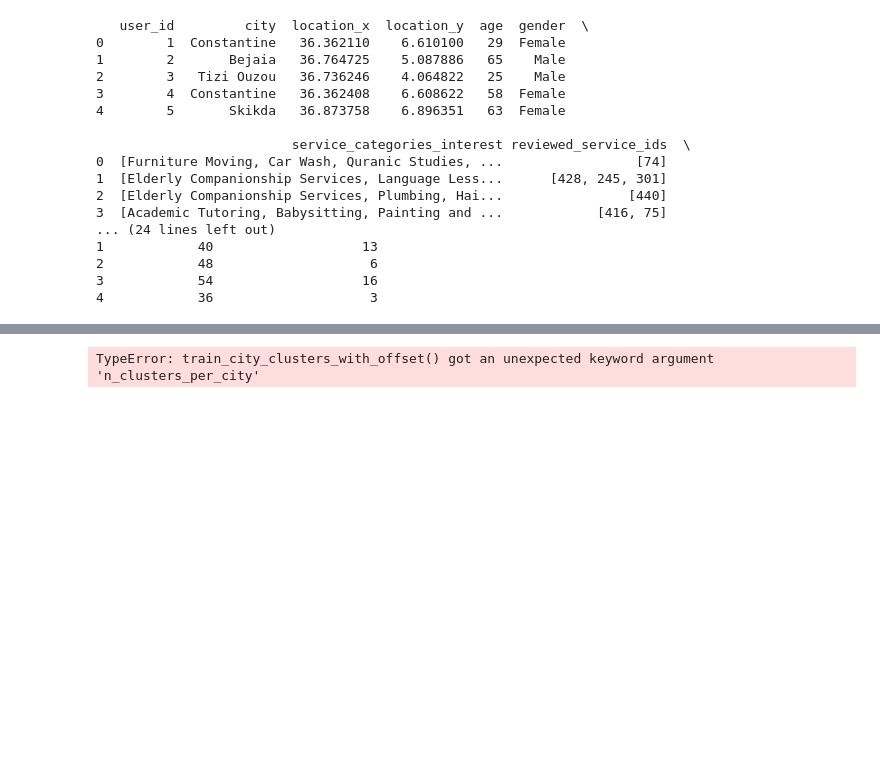
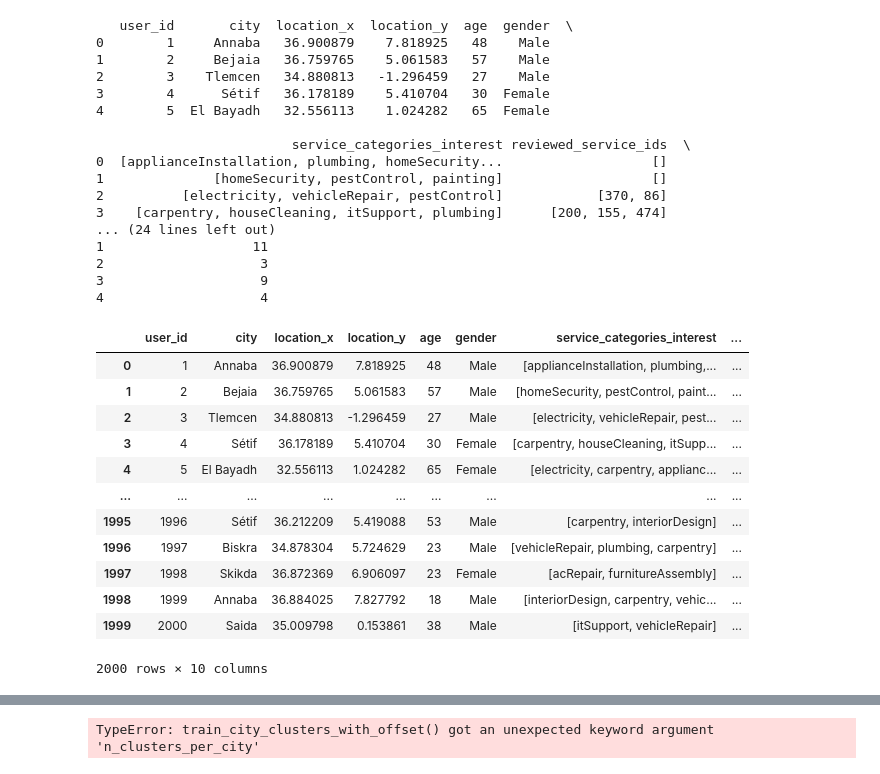
Before and after one commit to zyx721/E-ServicesHub, a Jupyter notebook: code/backend/AI_Recomendation_System/devloping_it/generating_data.ipynb, the cells around one changed output, grey strips where cells are left out. Drawn from its saved outputs; the diff is of its cells as text; code cells hidden in the pictures; blank space fills up the shorter version.

```diff
--- a/code/backend/AI_Recomendation_System/devloping_it/generating_data.ipynb
+++ b/code/backend/AI_Recomendation_System/devloping_it/generating_data.ipynb
@@ -4,14 +4,21 @@ import pandas as pd
 
 # Define constants for service categories and Algerian locations
 SERVICE_CATEGORIES = [
-    "Plumbing", "Electrical Work", "Painting and Decoration", "Masonry",
-    "Residential Cleaning", "Commercial Cleaning", "Post-Construction Cleaning",
-    "Taxi Services", "Furniture Moving", "Local Delivery Services",
-    "Car Repair and Maintenance", "Tire Services", "Car Wash",
-    "Traditional Algerian Catering", "Event Catering",
-    "Babysitting", "Elderly Companionship Services",
-    "Language Lessons", "Quranic Studies", "Academic Tutoring",
-    "Hairdressing", "Makeup Services", "Hammam and Spa Services"
+    "houseCleaning",
+    "electricity",
+    "plumbing",
+    "gardening",
+    "painting",
+    "carpentry",
+    "pestControl",
+    "acRepair",
+    "vehicleRepair",
+    "applianceInstallation",
+    "itSupport",
+    "homeSecurity",
+    "interiorDesign",
+    "windowCleaning",
+    "furnitureAssembly"
 ]
 
 LOCATIONS = {
@@ -190,20 +197,36 @@ service_df = pd.DataFrame(service_data)
 print(user_df.head())
 print(service_df.head())
 # %% [output]
-   user_id         city  location_x  location_y  age  gender  \
-0        1  Constantine   36.362110    6.610100   29  Female
-1        2       Bejaia   36.764725    5.087886   65    Male
-2        3   Tizi Ouzou   36.736246    4.064822   25    Male
-3        4  Constantine   36.362408    6.608622   58  Female
-4        5       Skikda   36.873758    6.896351   63  Female
+   user_id       city  location_x  location_y  age  gender  \
+0        1     Annaba   36.900879    7.818925   48    Male
+1        2     Bejaia   36.759765    5.061583   57    Male
+2        3    Tlemcen   34.880813   -1.296459   27    Male
+3        4      Sétif   36.178189    5.410704   30  Female
+4        5  El Bayadh   32.556113    1.024282   65  Female
 
                          service_categories_interest reviewed_service_ids  \
-0  [Furniture Moving, Car Wash, Quranic Studies, ...                 [74]
-1  [Elderly Companionship Services, Language Less...      [428, 245, 301]
-2  [Elderly Companionship Services, Plumbing, Hai...                [440]
-3  [Academic Tutoring, Babysitting, Painting and ...            [416, 75]
+0  [applianceInstallation, plumbing, homeSecurity...                   []
+1              [homeSecurity, pestControl, painting]                   []
+2          [electricity, vehicleRepair, pestControl]            [370, 86]
+3    [carpentry, houseCleaning, itSupport, plumbing]      [200, 155, 474]
 ... (24 lines left out)
-1            40                   13
-2            48                    6
-3            54                   16
-4            36                    3
+1                   11
+2                    3
+3                    9
+4                    4
+# %%
+user_df
+# %% [output]
+|  | user_id | city | location_x | location_y | age | gender | service_categories_interest | ... |
+| 0 | 1 | Annaba | 36.900879 | 7.818925 | 48 | Male | [applianceInstallation, plumbing,... | ... |
+| 1 | 2 | Bejaia | 36.759765 | 5.061583 | 57 | Male | [homeSecurity, pestControl, paint... | ... |
+| 2 | 3 | Tlemcen | 34.880813 | -1.296459 | 27 | Male | [electricity, vehicleRepair, pest... | ... |
+| 3 | 4 | Sétif | 36.178189 | 5.410704 | 30 | Female | [carpentry, houseCleaning, itSupp... | ... |
+| 4 | 5 | El Bayadh | 32.556113 | 1.024282 | 65 | Female | [electricity, carpentry, applianc... | ... |
+| ... | ... | ... | ... | ... | ... | ... | ... | ... |
+| 1995 | 1996 | Sétif | 36.212209 | 5.419088 | 53 | Male | [carpentry, interiorDesign] | ... |
+| 1996 | 1997 | Biskra | 34.878304 | 5.724629 | 23 | Male | [vehicleRepair, plumbing, carpentry] | ... |
+| 1997 | 1998 | Skikda | 36.872369 | 6.906097 | 23 | Female | [acRepair, furnitureAssembly] | ... |
+| 1998 | 1999 | Annaba | 36.884025 | 7.827792 | 18 | Male | [interiorDesign, carpentry, vehic... | ... |
+| 1999 | 2000 | Saida | 35.009798 | 0.153861 | 38 | Male | [itSupport, vehicleRepair] | ... |
+2000 rows × 10 columns
```
Also changed, not shown: parts of 3 cells of this notebook.
